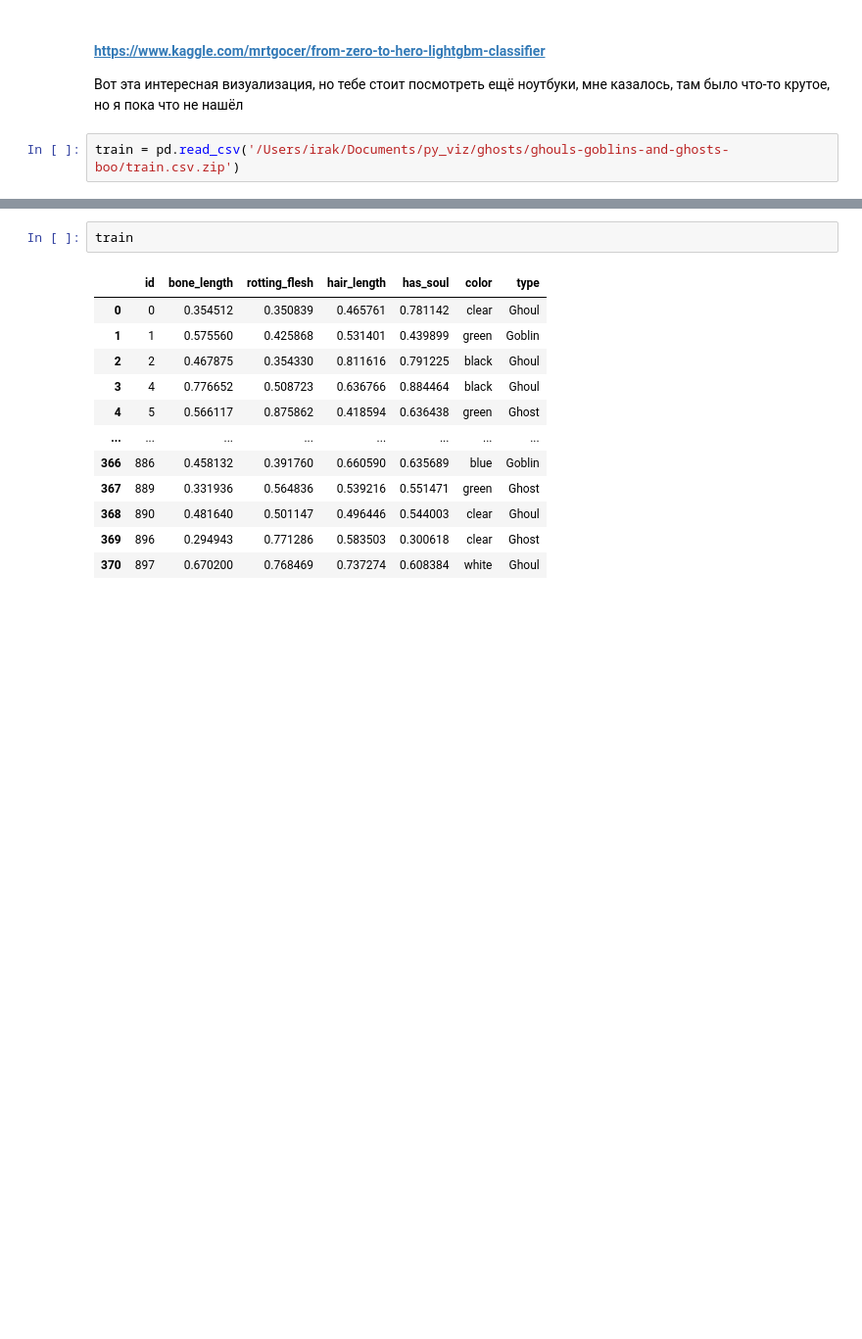
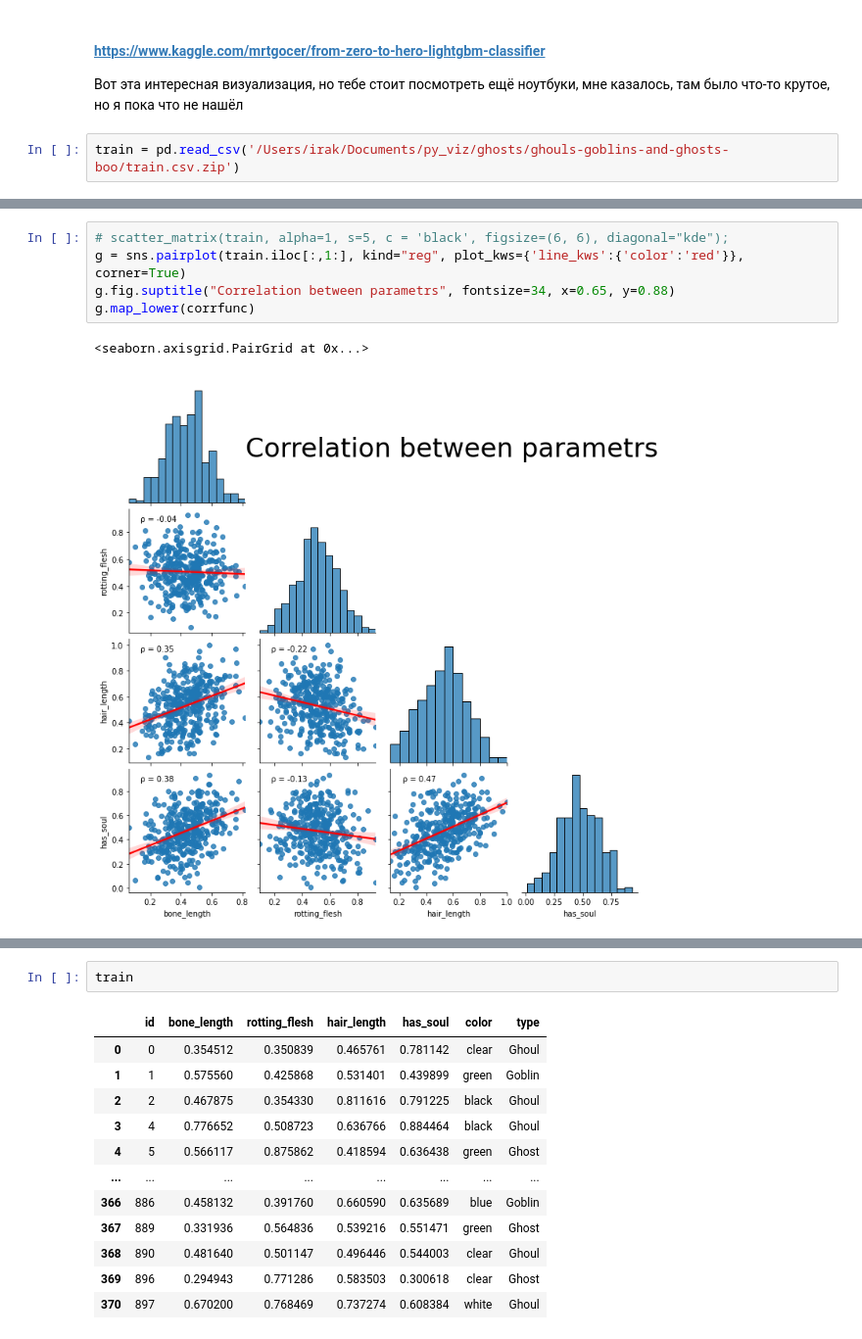
Before and after one commit to Lisstrange/Mini-examples, a Jupyter notebook: ghosts.ipynb, the cells around one changed output, grey strips where cells are left out. Shown at 98% size. Cells and saved outputs as stored; diff of their text form; blank space fills up the shorter version.

```diff
--- a/ghosts.ipynb
+++ b/ghosts.ipynb
@@ -71,0 +113,8 @@ type - target variable: 'Ghost', 'Goblin', and 'Ghoul'
+# %%
+# scatter_matrix(train, alpha=1, s=5, c = 'black', figsize=(6, 6), diagonal="kde");
+g = sns.pairplot(train.iloc[:,1:], kind="reg", plot_kws={'line_kws':{'color':'red'}}, corner=True)
+g.fig.suptitle("Correlation between parametrs", fontsize=34, x=0.65, y=0.88)
+g.map_lower(corrfunc)
+# %% [output]
+<seaborn.axisgrid.PairGrid at 0x...>
+[figure, added]
```
Also changed, not shown: parts of 25 cells of this notebook.
